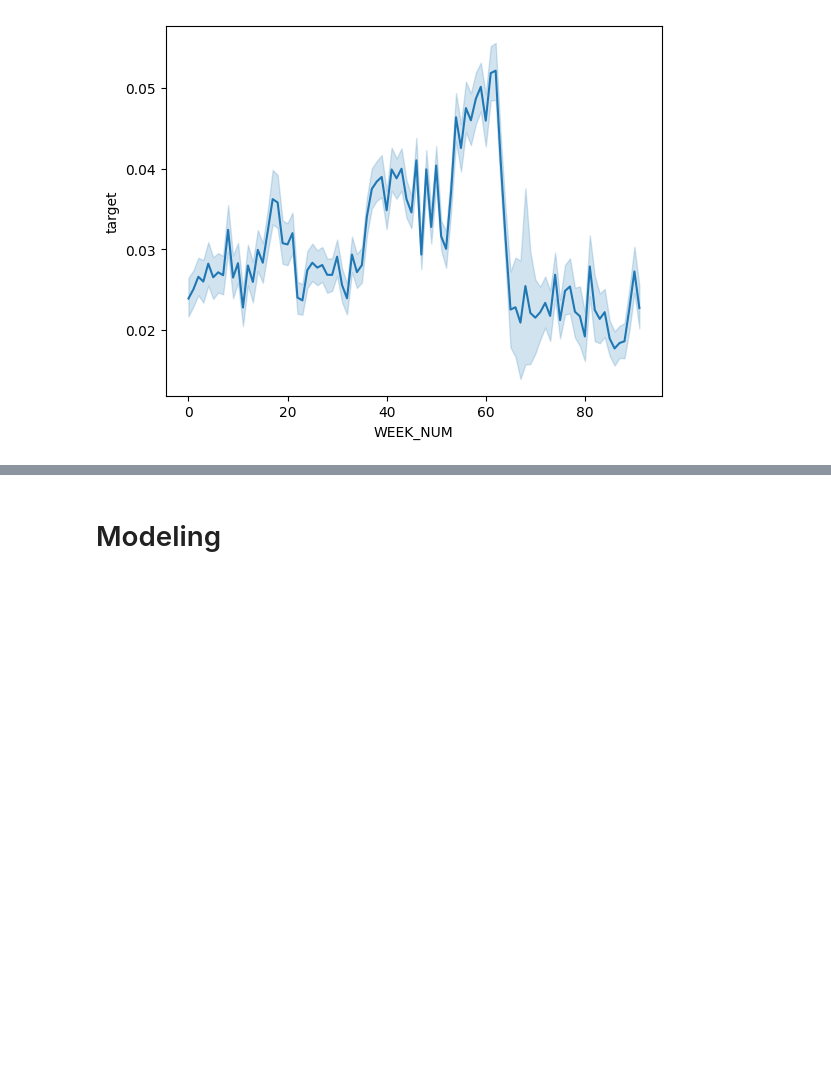
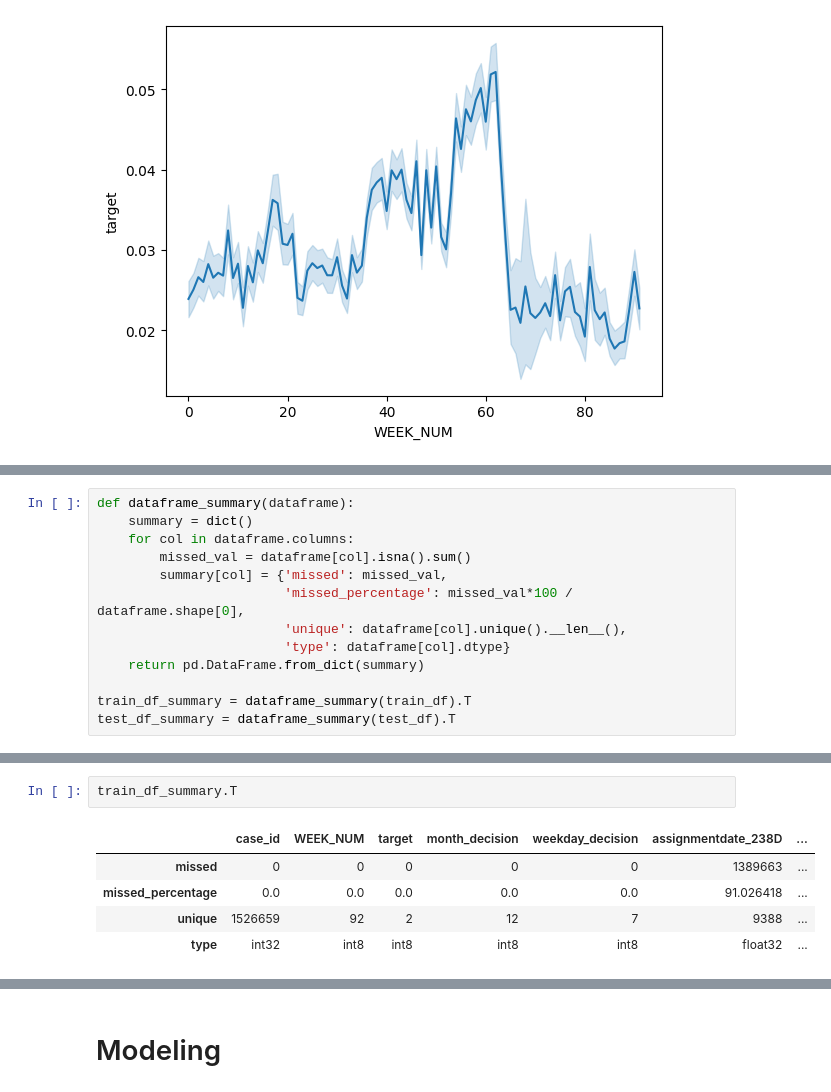
Before and after one commit to Maksym-Kryvenko/Home-Credit-Group---Credit-Risk-Model-Stability, a Jupyter notebook: home-credit-2024.ipynb, the cells around one changed output, grey strips where cells are left out. Drawn from its saved outputs; the diff is of its cells as text; blank space fills up the shorter version.

```diff
--- a/home-credit-2024.ipynb
+++ b/home-credit-2024.ipynb
@@ -489,0 +448,13 @@ plt.show()
+# %%
+def dataframe_summary(dataframe):
+    summary = dict()
+    for col in dataframe.columns:
+        missed_val = dataframe[col].isna().sum()
+        summary[col] = {'missed': missed_val,
+                        'missed_percentage': missed_val*100 / dataframe.shape[0],
+                        'unique': dataframe[col].unique().__len__(),
+                        'type': dataframe[col].dtype}
+    return pd.DataFrame.from_dict(summary)
+
+train_df_summary = dataframe_summary(train_df).T
+test_df_summary = dataframe_summary(test_df).T
@@ -489,0 +467,8 @@ plt.show()
+# %%
+train_df_summary.T
+# %% [output]
+|  | case_id | WEEK_NUM | target | month_decision | weekday_decision | assignmentdate_238D | ... |
+| missed | 0 | 0 | 0 | 0 | 0 | 1389663 | ... |
+| missed_percentage | 0.0 | 0.0 | 0.0 | 0.0 | 0.0 | 91.026418 | ... |
+| unique | 1526659 | 92 | 2 | 12 | 7 | 9388 | ... |
+| type | int32 | int8 | int8 | int8 | int8 | float32 | ... |
```
Also changed, not shown: parts of 23 cells of this notebook.
